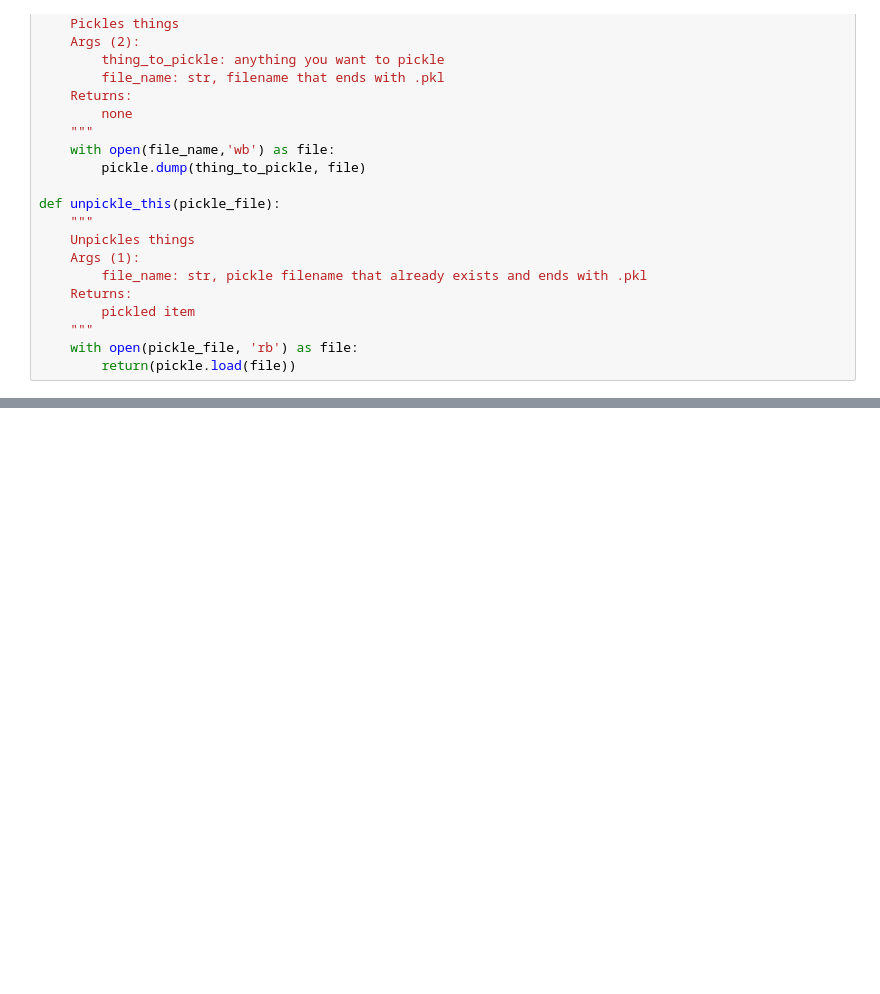
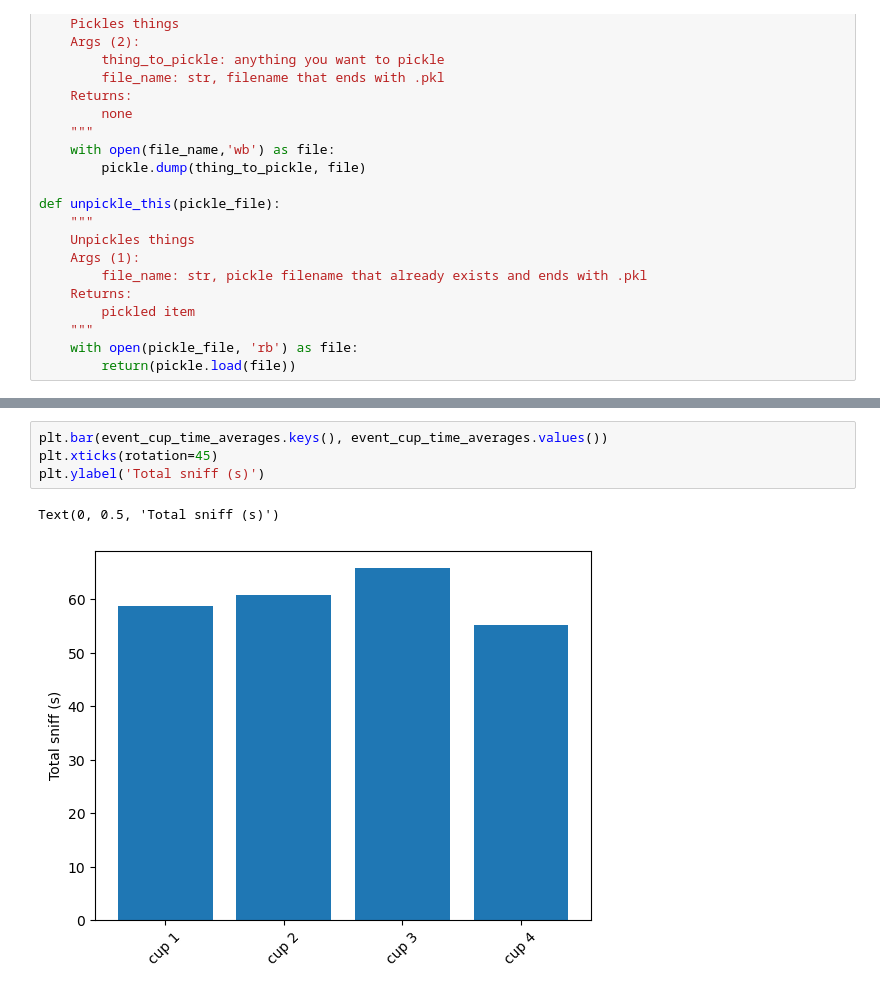
Before and after one commit to tomHep10/diff_fam_social_memory_ephys, a Jupyter notebook: phase3_behavior.ipynb, the cells around one changed output, grey strips where cells are left out. Saved outputs shown, nothing was run; the diff lists cells and outputs as text; blank space fills up the shorter version.

```diff
--- a/phase3_behavior.ipynb
+++ b/phase3_behavior.ipynb
@@ -40,0 +127,7 @@ NameError: name 'unpickle_this' is not defined
+# %%
+plt.bar(event_cup_time_averages.keys(), event_cup_time_averages.values())
+plt.xticks(rotation=45)
+plt.ylabel('Total sniff (s)')
+# %% [output]
+Text(0, 0.5, 'Total sniff (s)')
+[figure, added]
```
Also changed, not shown: parts of 6 cells of this notebook, 4 other files.
